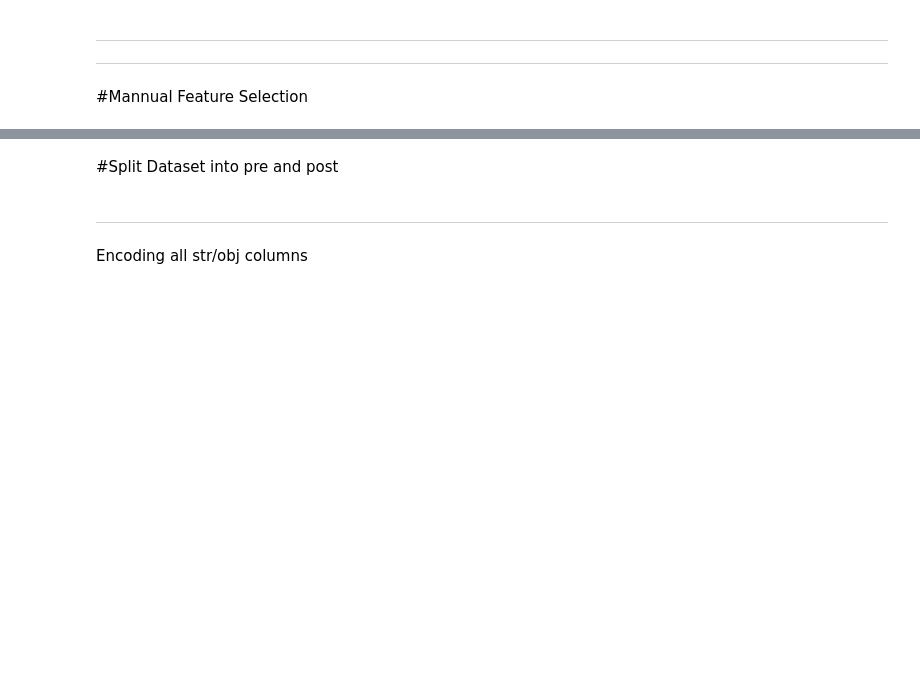
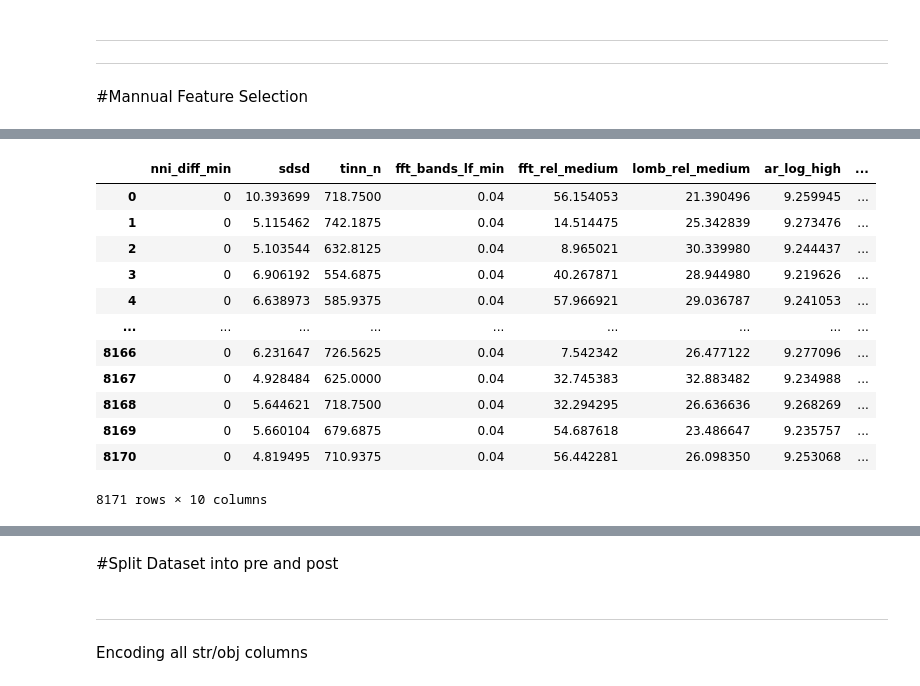
Before and after one commit to RafsanJany-44/ARC, a Jupyter notebook: W_Fitbit_V02_Regression_2023_07_31_6MWT.ipynb, the cells around one changed output, grey strips where cells are left out. Drawn from its saved outputs; the diff is of its cells as text; code cells hidden in the pictures; blank space fills up the shorter version.

```diff
--- a/W_Fitbit_V02_Regression_2023_07_31_6MWT.ipynb
+++ b/W_Fitbit_V02_Regression_2023_07_31_6MWT.ipynb
@@ -319,0 +285,19 @@ y_i.value
+# %%
+X = dataset.loc[:,new_features]
+y = dataset[y_i.value]
+# %%
+X
+# %% [output]
+|  | nni_diff_min | sdsd | tinn_n | fft_bands_lf_min | fft_rel_medium | lomb_rel_medium | ar_log_high | ... |
+| 0 | 0 | 10.393699 | 718.7500 | 0.04 | 56.154053 | 21.390496 | 9.259945 | ... |
+| 1 | 0 | 5.115462 | 742.1875 | 0.04 | 14.514475 | 25.342839 | 9.273476 | ... |
+| 2 | 0 | 5.103544 | 632.8125 | 0.04 | 8.965021 | 30.339980 | 9.244437 | ... |
+| 3 | 0 | 6.906192 | 554.6875 | 0.04 | 40.267871 | 28.944980 | 9.219626 | ... |
+| 4 | 0 | 6.638973 | 585.9375 | 0.04 | 57.966921 | 29.036787 | 9.241053 | ... |
+| ... | ... | ... | ... | ... | ... | ... | ... | ... |
+| 8166 | 0 | 6.231647 | 726.5625 | 0.04 | 7.542342 | 26.477122 | 9.277096 | ... |
+| 8167 | 0 | 4.928484 | 625.0000 | 0.04 | 32.745383 | 32.883482 | 9.234988 | ... |
+| 8168 | 0 | 5.644621 | 718.7500 | 0.04 | 32.294295 | 26.636636 | 9.268269 | ... |
+| 8169 | 0 | 5.660104 | 679.6875 | 0.04 | 54.687618 | 23.486647 | 9.235757 | ... |
+| 8170 | 0 | 4.819495 | 710.9375 | 0.04 | 56.442281 | 26.098350 | 9.253068 | ... |
+8171 rows × 10 columns
```
Also changed, not shown: parts of 10 cells of this notebook.
